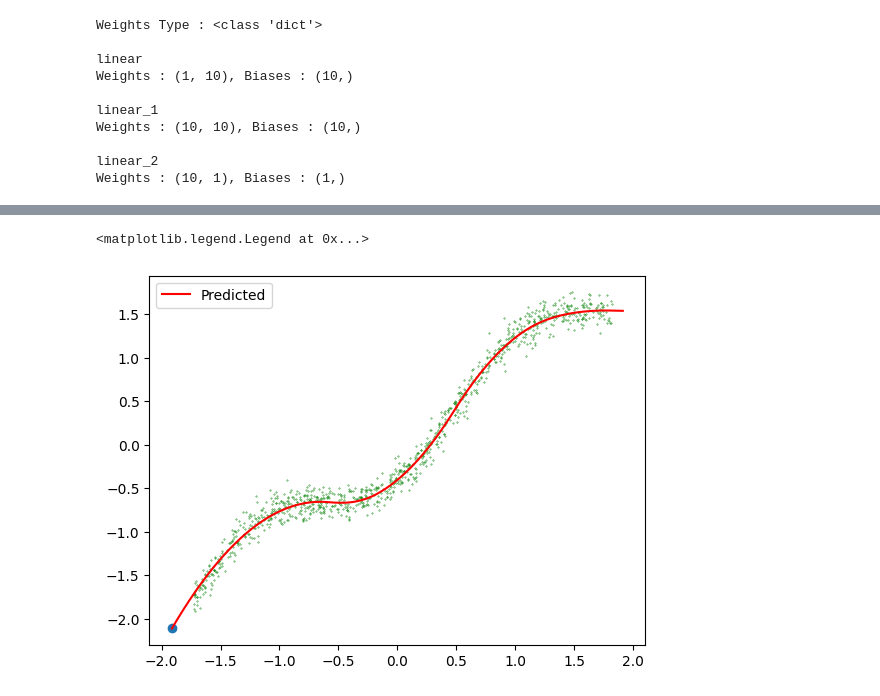
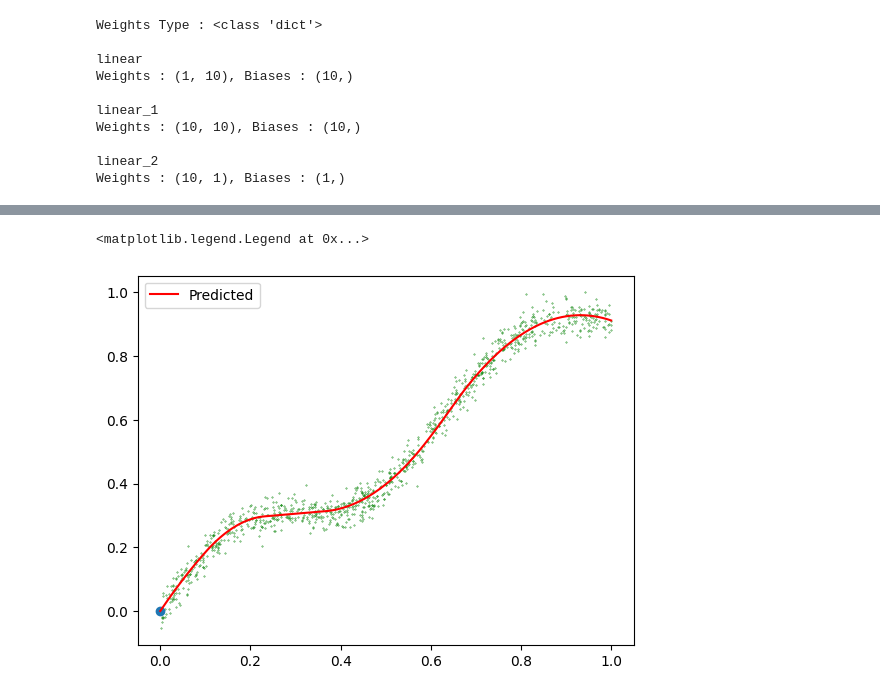
Before and after one commit to jakedorman64/internship, a Jupyter notebook: ODE_Regression_with_Haiku.ipynb, the cells around one changed output, grey strips where cells are left out. Saved outputs shown, nothing was run; the diff lists cells and outputs as text; code cells hidden in the pictures.

Commit message:
Working and now normalised between 0 and 1 so IC can be (0, 0).

```diff
--- a/ODE_Regression_with_Haiku.ipynb
+++ b/ODE_Regression_with_Haiku.ipynb
@@ -52,7 +48,7 @@ config.update("jax_disable_jit", False)
 key, subkey = random.split(random.PRNGKey(int(time.time())))
 gradient_updates = 15000
 datapoints = 1024
-batch_size = 8
+batch_size = 16
 
 # Make a function to create our datapoints.
 def generate_data(t):
@@ -94,3 +68,14 @@ x_test = x_test.reshape(len(x_test),1)
+# %%
+# Normalise our data between 0 and 1. We do this rather than (-1, -1) so that we can initialise from (0, 0).
+x_truth = x_truth / jnp.max(x_truth)
+y_truth = y_truth / jnp.max(y_truth)
+
+# Split the data:
+x_train, x_test, y_train, y_test = train_test_split(x_truth, y_truth, random_state=42)
+
+# Data needs to be in this format to go into the model.
+x_train = x_train.reshape(len(x_train),1)
+x_test = x_test.reshape(len(x_test),1)
 # %%
 # Define our dataset class. This allows us to batch our data when training.
 class Dataset:
@@ -146,7 +131,7 @@ def FeedForward(x):
 
 # Define our network and optimiser.
 network = hk.without_apply_rng(hk.transform(FeedForward))
-optimiser = optax.adam(1e-3)
+optimiser = optax.adam(1e-2)
 # %%
 # Define our mean squared error loss.
 # The jits are hashed out because if it is jitted it does not print the actual data, it just prints the datatype, which does not help when debugging.
@@ -156,29 +141,22 @@ def dy_dx(y, x, weights):
 
 @jit
 def MeanSquaredErrorLoss(weights, batch):
-  # Create the predictions of the y values.
-  # This adds our initial value, 0, for when we solve the ode.
-
+  # Flatten our x inputs.
   xsteps = batch[0].flatten()
+  # Order xsteps from smallest to largest, and reorder ybatch in the same order too.
   p = xsteps.argsort()
   xsteps = xsteps[p]
   ybatch = batch[1][p]
-  xsteps = jnp.insert(xsteps, 0, x_init)
-  #print("ybatch = ", ybatch)
-  #print("batch[1] = ", batch[1])
 
+  # Insert the IC x value, 0, into the x labels.
+  xsteps = jnp.insert(xsteps, 0, 0.)
 
-  preds = odeint(dy_dx, y_init, xsteps, weights)
+  # Make our predictions.
+  preds = odeint(dy_dx, 0., xsteps, weights)
 
   # This removes the fact that it is an array of arrays. Also, we do not need the initial value of 0.
   preds = preds.squeeze()[1:]
 
-  # These are temporary, for debugging.
-  # print("WEIGHTS = ", weights)
-  # print("XSTEPS = ", xsteps)
-  # print("PREDS = ", preds)
-  #print("BATCH[1] = ", batch[1])
-  # print("OUTPUT = ", jnp.power(batch[1] - preds, 2).mean())
   return jnp.power(ybatch - preds, 2).mean()
 # %%
 @jit
@@ -264,13 +235,13 @@ Step 14000: train loss 0.017222812733893637, eval loss 0.01431814907141932
 # %%
  # Graph our prediction against the actual curve and the testing data
 
 plt.scatter(x_truth, y_truth, s=0.1, color='green')
-fine_inputs = jnp.reshape(jnp.linspace(x_init, -x_init, 1000), (1000, 1))
+fine_inputs = jnp.reshape(jnp.linspace(0, 1, 1000), (1000, 1))
 
-preds = odeint(dy_dx, y_init, fine_inputs.flatten(), state.params)
-plt.plot(x_init, y_init, "o")
+preds = odeint(dy_dx, 0., fine_inputs.flatten(), state.params)
+plt.plot(0., 0., "o")
 plt.plot(fine_inputs, preds, color='red', label="Predicted")
 plt.legend()
 # %% [output]
 <matplotlib.legend.Legend at 0x...>
-[figure, old version]
+[figure, new version]
```
Also changed, not shown: parts of 6 cells of this notebook.
